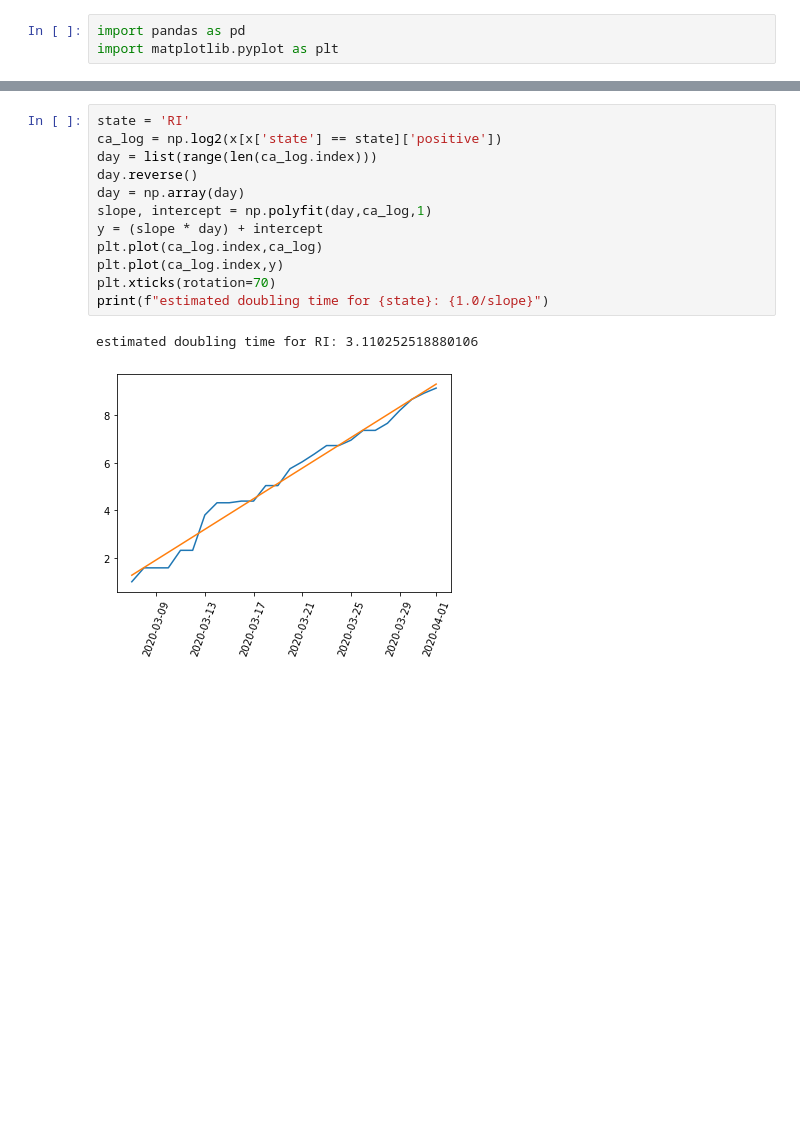
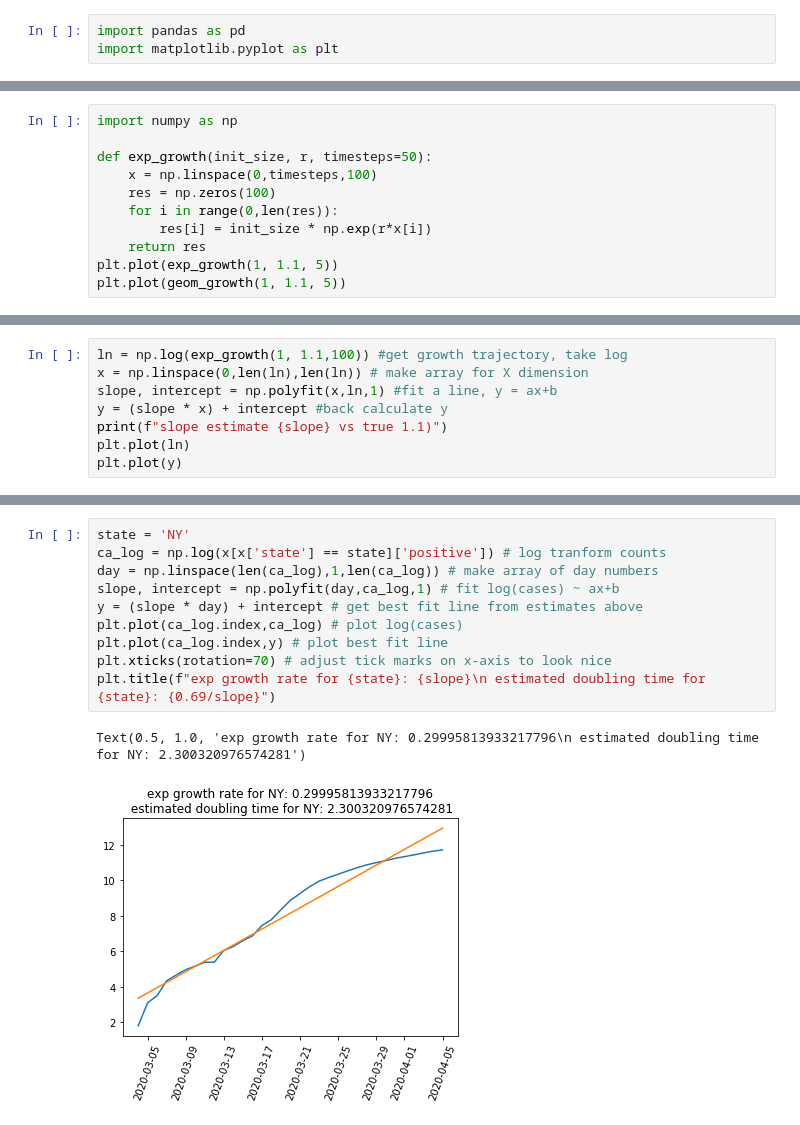
Before and after one commit to andrewkern/bio399, a Jupyter notebook: week2.ipynb, the cells around one changed output, grey strips where cells are left out. Drawn from its saved outputs; the diff is of its cells as text; blank space fills up the shorter version.

```diff
--- a/week2.ipynb
+++ b/week2.ipynb
@@ -64,0 +154,11 @@ plt.plot(geom_growth(1,0.1))
+# %%
+import numpy as np
+
+def exp_growth(init_size, r, timesteps=50):
+    x = np.linspace(0,timesteps,100)
+    res = np.zeros(100)
+    for i in range(0,len(res)):
+        res[i] = init_size * np.exp(r*x[i])
+    return res
+plt.plot(exp_growth(1, 1.1, 5))
+plt.plot(geom_growth(1, 1.1, 5))
@@ -64,0 +193,8 @@ plt.plot(geom_growth(1,0.1))
+# %%
+ln = np.log(exp_growth(1, 1.1,100)) #get growth trajectory, take log
+x = np.linspace(0,len(ln),len(ln)) # make array for X dimension
+slope, intercept = np.polyfit(x,ln,1) #fit a line, y = ax+b
+y = (slope * x) + intercept #back calculate y
+print(f"slope estimate {slope} vs true 1.1)")
+plt.plot(ln)
+plt.plot(y)
@@ -65,15 +205,13 @@ plt.plot(geom_growth(1,0.1))
 # %%
-state = 'RI'
-ca_log = np.log2(x[x['state'] == state]['positive'])
-day = list(range(len(ca_log.index)))
-day.reverse()
-day = np.array(day)
-slope, intercept = np.polyfit(day,ca_log,1)
-y = (slope * day) + intercept
-plt.plot(ca_log.index,ca_log)
-plt.plot(ca_log.index,y)
-plt.xticks(rotation=70)
-print(f"estimated doubling time for {state}: {1.0/slope}")
+state = 'NY'
+ca_log = np.log(x[x['state'] == state]['positive']) # log tranform counts
+day = np.linspace(len(ca_log),1,len(ca_log)) # make array of day numbers
+slope, intercept = np.polyfit(day,ca_log,1) # fit log(cases) ~ ax+b
+y = (slope * day) + intercept # get best fit line from estimates above
+plt.plot(ca_log.index,ca_log) # plot log(cases)
+plt.plot(ca_log.index,y) # plot best fit line
+plt.xticks(rotation=70) # adjust tick marks on x-axis to look nice
+plt.title(f"exp growth rate for {state}: {slope}\n estimated doubling time for {state}: {0.69/slope}")
 # %% [output]
-estimated doubling time for RI: 3.110252518880106
+Text(0.5, 1.0, 'exp growth rate for NY: 0.29995813933217796\n estimated doubling time for NY: 2.300320976574281')
-[figure, old version]
+[figure, new version]
```
Also changed, not shown: parts of 27 cells of this notebook, 1 other file.
